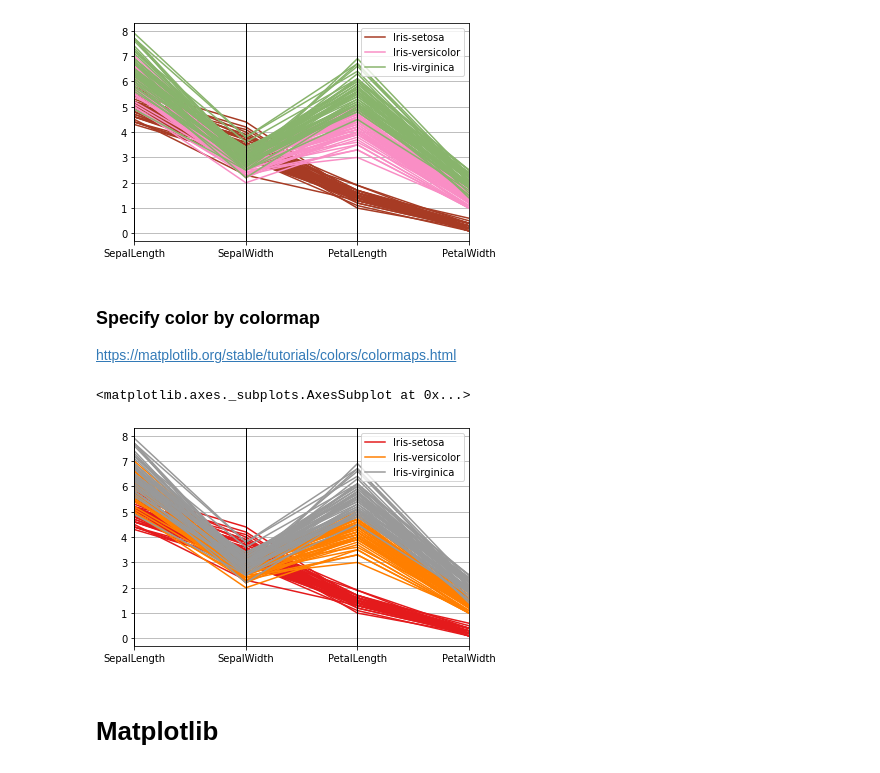
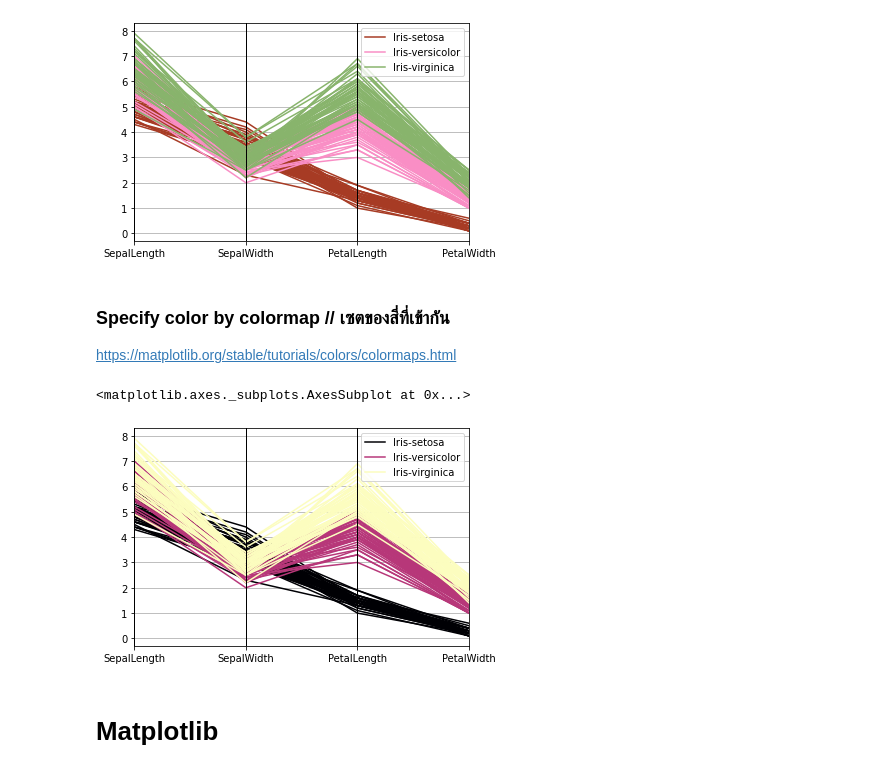
Before and after one commit to nattntn/BasicProg_DataViz65, a Jupyter notebook: DataViz01_Table_Data.ipynb, the cells around one changed output. Drawn from its saved outputs; the diff is of its cells as text; code cells hidden in the pictures.

```diff
--- a/DataViz01_Table_Data.ipynb
+++ b/DataViz01_Table_Data.ipynb
@@ -78,13 +78,13 @@ pd.plotting.parallel_coordinates(df, 'Name', color=['#a73b24', '#F98EC5', '#88B4
 <matplotlib.axes._subplots.AxesSubplot at 0x...>
 [figure]
 # %% [markdown]
-### Specify color by colormap
+### Specify color by colormap  // เซตของสี่ที่เข้ากัน
 https://matplotlib.org/stable/tutorials/colors/colormaps.html
 # %%
-pd.plotting.parallel_coordinates(df, 'Name', colormap='Set1')
+pd.plotting.parallel_coordinates(df, 'Name', colormap='magma')
 # %% [output]
 <matplotlib.axes._subplots.AxesSubplot at 0x...>
-[figure, old version]
+[figure, new version]
 # %% [markdown]
 # Matplotlib
 # %%
```
Also changed, not shown: parts of 13 cells of this notebook.
